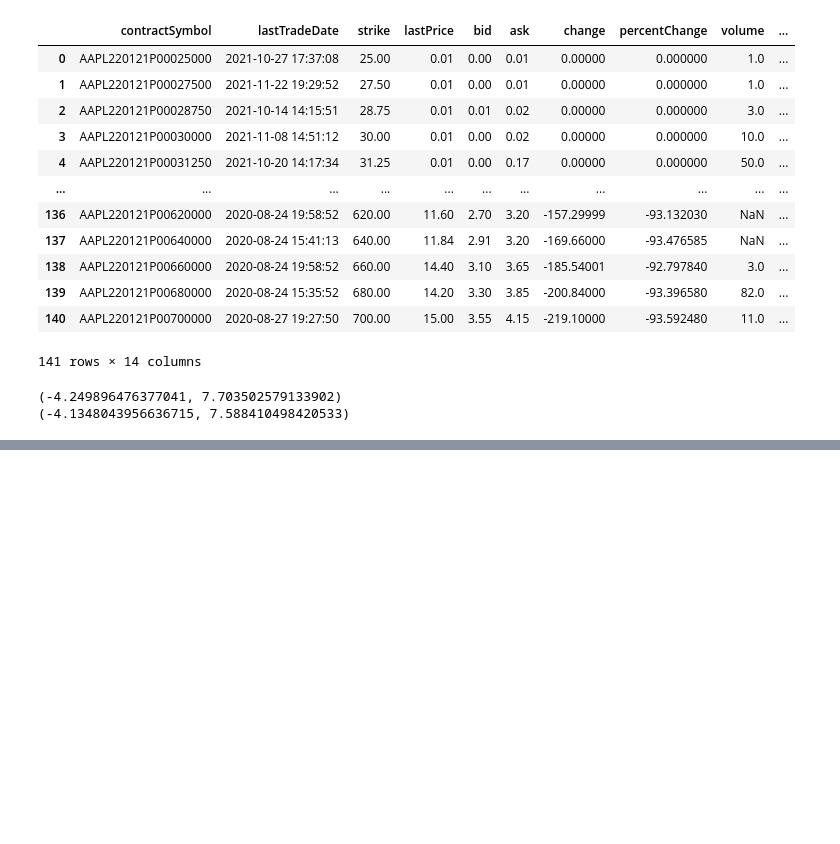
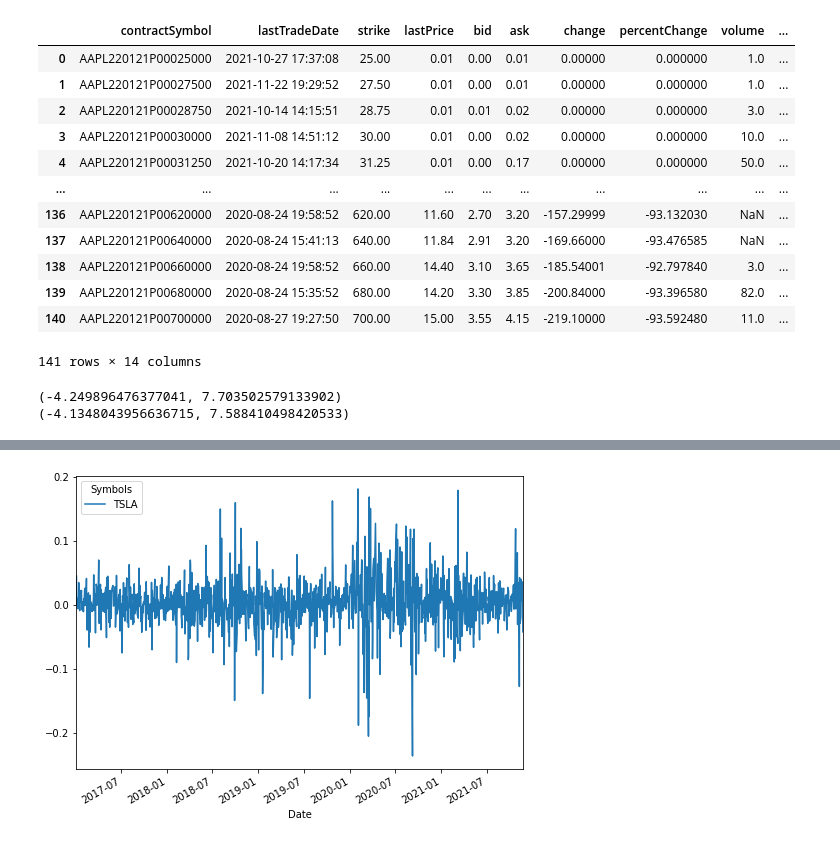
Before and after one commit to gerardogonz/Tarea8_GonzalezG_MezaE, a Jupyter notebook: Tarea8 (1).ipynb, the cells around one changed output, grey strips where cells are left out. Cells and saved outputs as stored; diff of their text form; code cells hidden in the pictures; blank space fills up the shorter version.

```diff
--- a/Tarea8.ipynb
+++ b/Tarea8 (1).ipynb
@@ -257,0 +306,5 @@ print(i2)
+# %%
+ret_tsla = calc_daily_ret(closes_tsla)
+ret_tsla.plot(figsize=(8,6));
+# %% [output]
+[figure, added]
```
Also changed, not shown: parts of 20 cells of this notebook.
